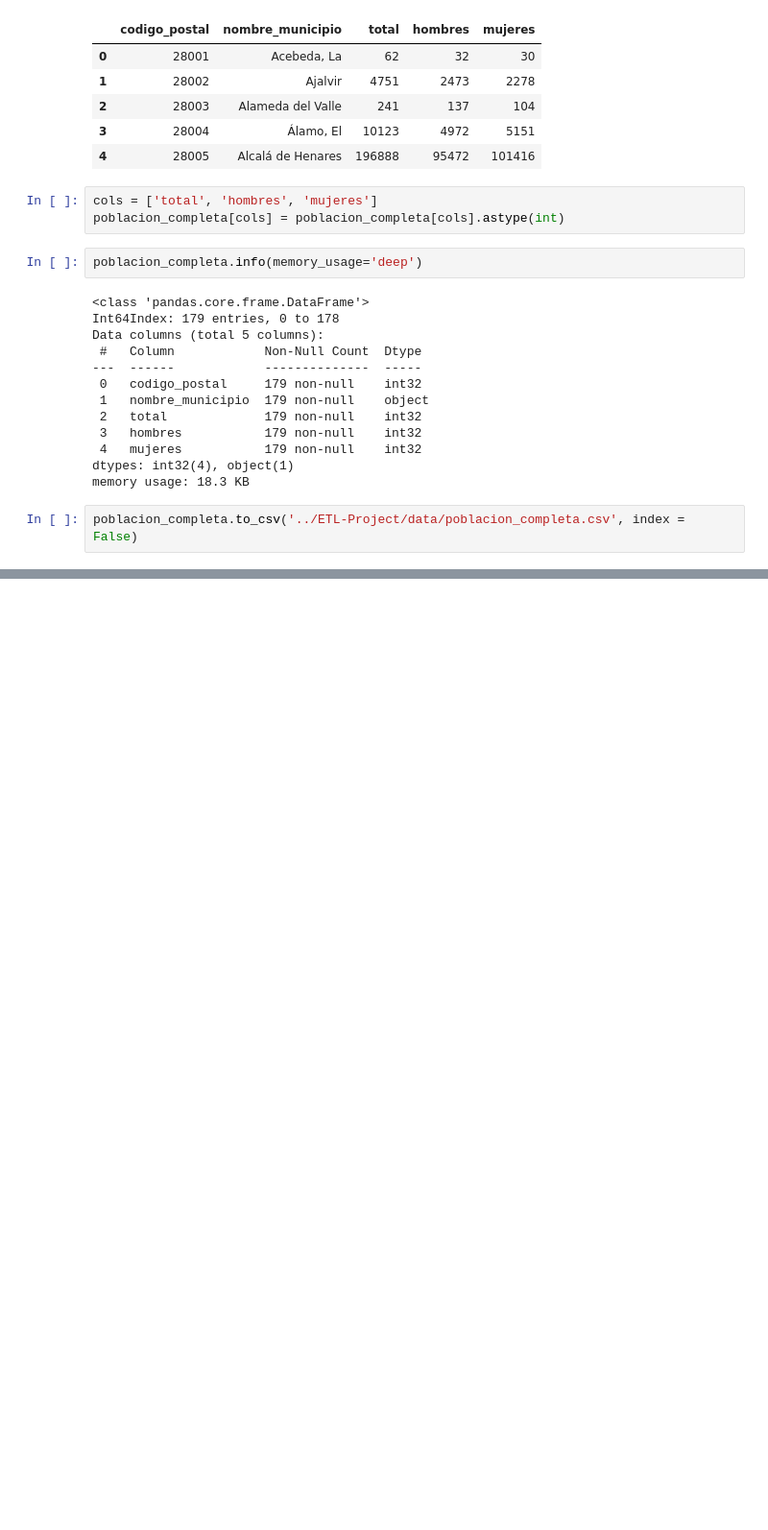
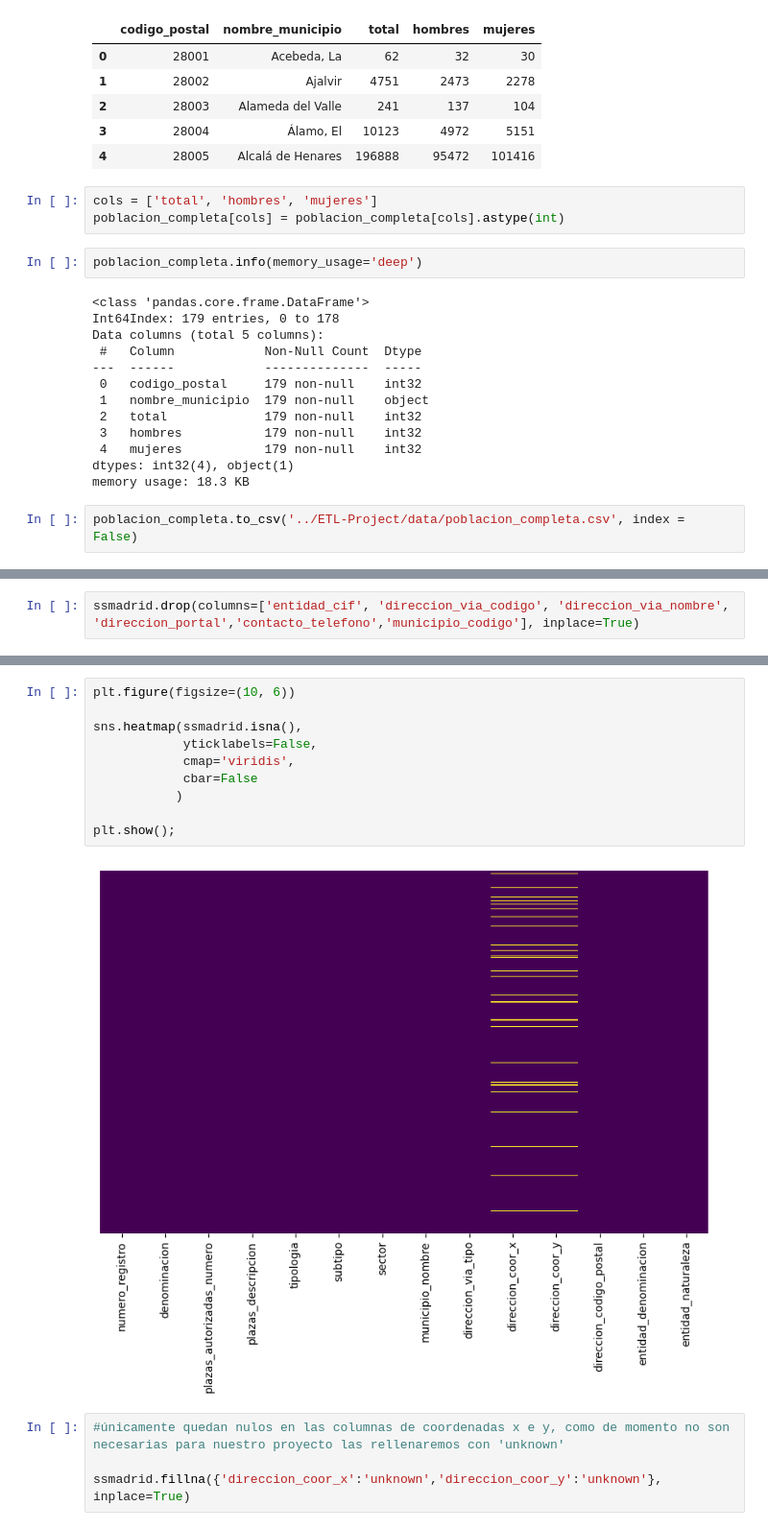
Before and after one commit to BeaZatarain/ETL-Project, a Jupyter notebook: Extracción y Limpieza de Datos.ipynb, the cells around one changed output, grey strips where cells are left out. Shown at 96% size. Saved outputs shown, nothing was run; the diff lists cells and outputs as text; blank space fills up the shorter version.

```diff
--- a/Extracción y Limpieza de Datos.ipynb
+++ b/Extracción y Limpieza de Datos.ipynb
@@ -392,0 +436,2 @@ poblacion_completa.to_csv('../ETL-Project/data/poblacion_completa.csv', index =
+# %%
+ssmadrid.drop(columns=['entidad_cif', 'direccion_via_codigo', 'direccion_via_nombre', 'direccion_portal','contacto_telefono','municipio_codigo'], inplace=True)
@@ -392,0 +447,16 @@ poblacion_completa.to_csv('../ETL-Project/data/poblacion_completa.csv', index =
+# %%
+plt.figure(figsize=(10, 6))
+
+sns.heatmap(ssmadrid.isna(),
+            yticklabels=False,
+            cmap='viridis',
+            cbar=False
+           )
+
+plt.show();
+# %% [output]
+[figure, added]
+# %%
+#únicamente quedan nulos en las columnas de coordenadas x e y, como de momento no son necesarias para nuestro proyecto las rellenaremos con 'unknown'
+
+ssmadrid.fillna({'direccion_coor_x':'unknown','direccion_coor_y':'unknown'}, inplace=True)
```
Also changed, not shown: parts of 19 cells of this notebook.
